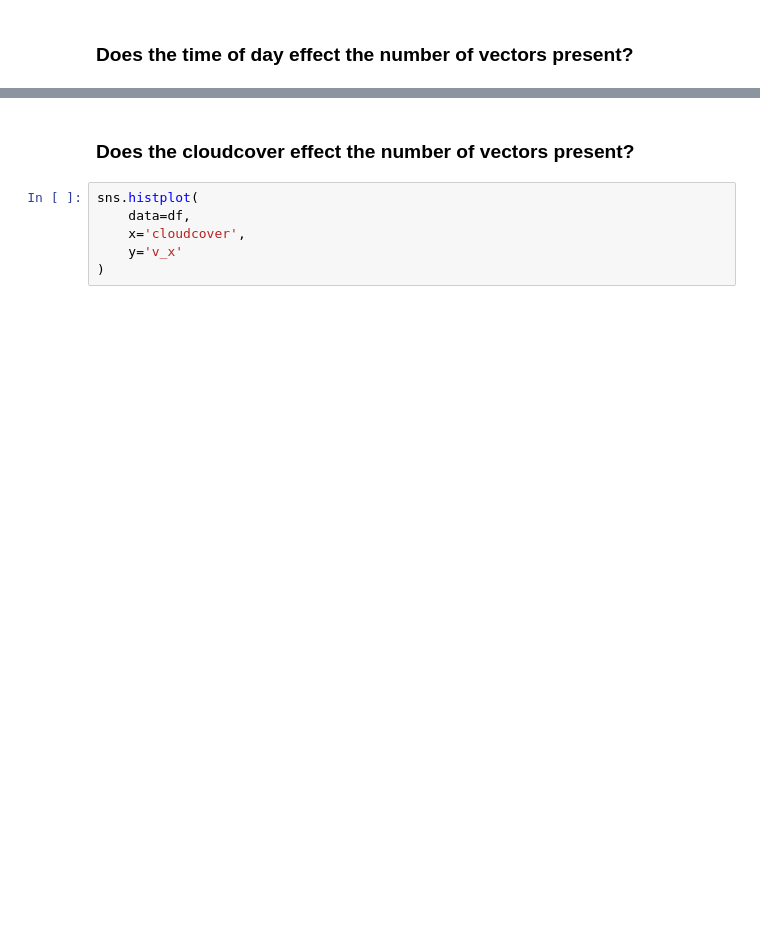
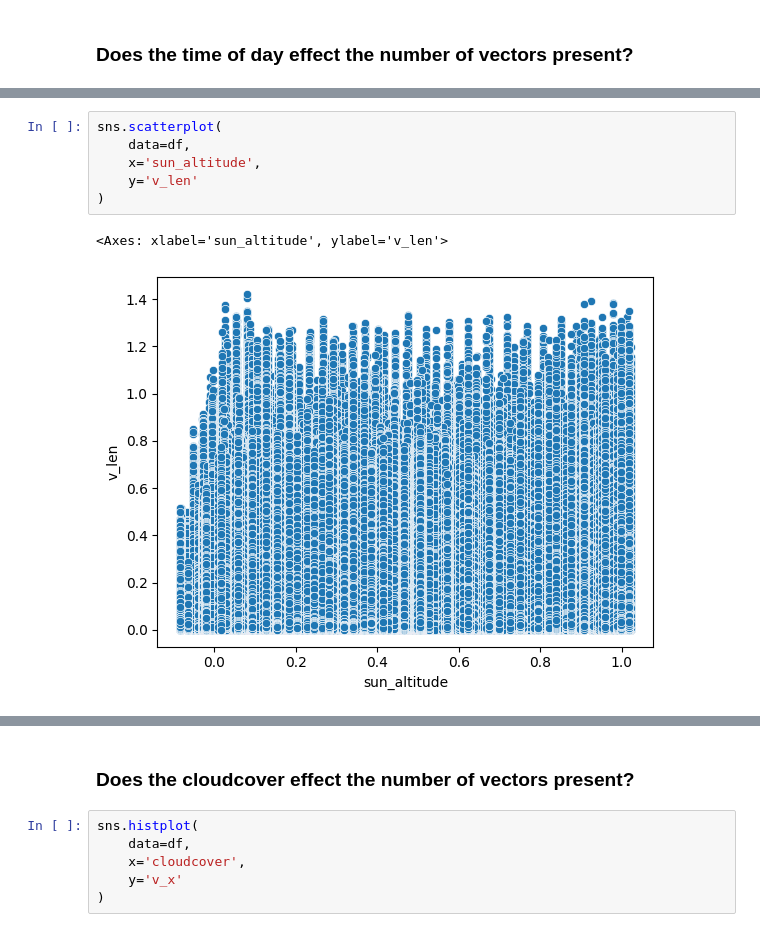
Before and after one commit to hfluke/PIV_UWRL, a Jupyter notebook: temp.ipynb, the cells around one changed output, grey strips where cells are left out. Cells and saved outputs as stored; diff of their text form; blank space fills up the shorter version.

Commit message:
early data analysis; river and weather data through may

```diff
--- a/temp.ipynb
+++ b/temp.ipynb
@@ -39,0 +61,9 @@ sns.regplot(
+# %%
+sns.scatterplot(
+    data=df,
+    x='sun_altitude',
+    y='v_len'
+)
+# %% [output]
+<Axes: xlabel='sun_altitude', ylabel='v_len'>
+[figure, added]
```
Also changed, not shown: parts of 23 cells of this notebook, 7 other files.
